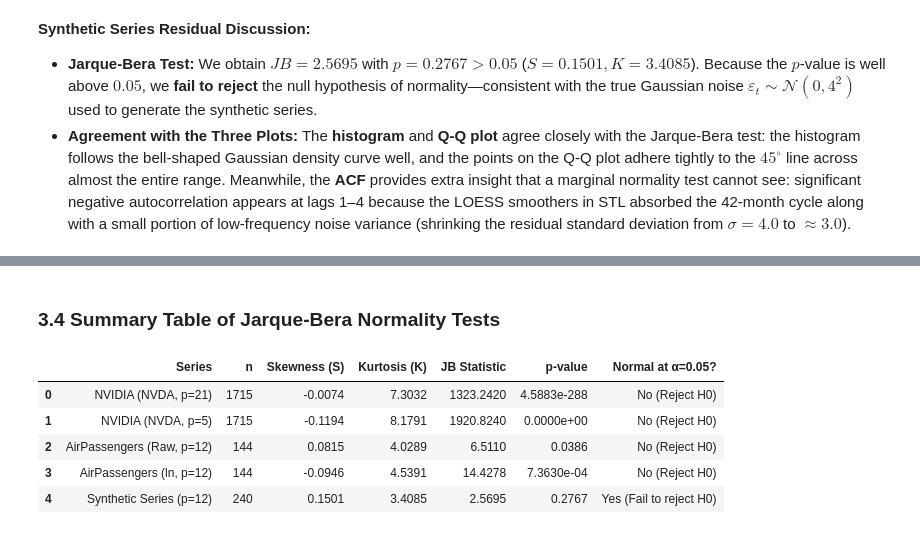
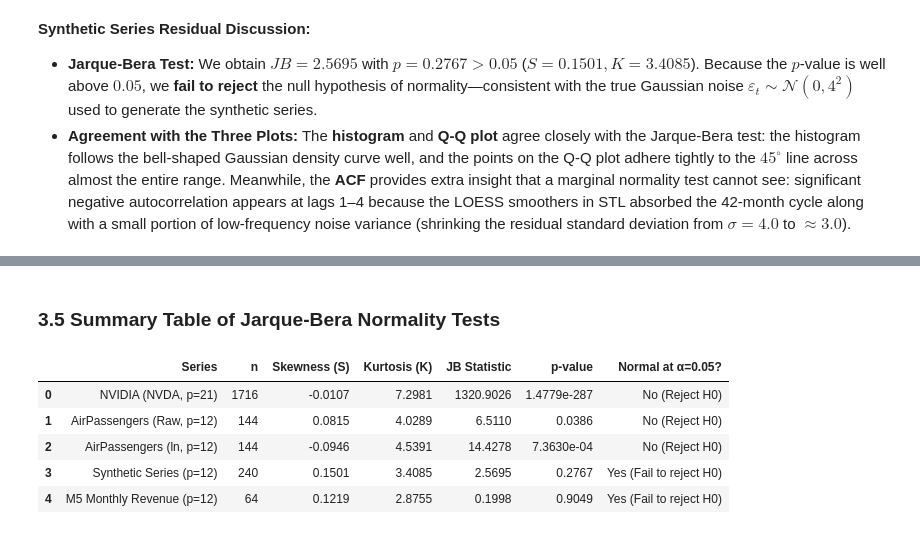
Before and after one commit to elias2304/notebooks, a Jupyter notebook: tis/hw2/hw2.ipynb, the cells around one changed output, grey strips where cells are left out. Drawn from its saved outputs; the diff is of its cells as text; code cells hidden in the pictures.

Commit message:
tis hw2 now with m5 data. Task two finished

```diff
--- a/tis/hw2/hw2.ipynb
+++ b/tis/hw2/hw2.ipynb
@@ -53,12 +54,18 @@ synthetic = pd.Series(
     name="Synthetic Series"
 )
 
+# M5 Monthly Revenue (full months only, from Homework 1)
+m5_df = pd.read_csv(Path("data/m5_monthly_revenue.csv"), parse_dates=["year_month"], index_col="year_month")
+m5_df.index = pd.DatetimeIndex(m5_df.index, freq="MS")
+m5 = m5_df["total_revenue"].astype(float)
+m5.name = "M5 Monthly Revenue (USD)"
+
 pd.DataFrame({
-    "Dataset": ["NVIDIA (NVDA)", "AirPassengers", "Synthetic"],
-    "Frequency": ["Daily (trading days)", "Monthly (MS)", "Monthly (MS)"],
-    "Start": [str(nvda.index.min().date()), str(air.index.min().date()), str(synthetic.index.min().date())],
-    "End": [str(nvda.index.max().date()), str(air.index.max().date()), str(synthetic.index.max().date())],
-    "Observations": [len(nvda), len(air), len(synthetic)]
+    "Dataset": ["NVIDIA (NVDA)", "AirPassengers", "Synthetic", "M5 Monthly Revenue"],
+    "Frequency": ["Daily (trading days)", "Monthly (MS)", "Monthly (MS)", "Monthly (MS)"],
+    "Start": [str(nvda.index.min().date()), str(air.index.min().date()), str(synthetic.index.min().date()), str(m5.index.min().date())],
+    "End": [str(nvda.index.max().date()), str(air.index.max().date()), str(synthetic.index.max().date()), str(m5.index.max().date())],
+    "Observations": [len(nvda), len(air), len(synthetic), len(m5)]
 })
 # %% [output]
 |  | Dataset | Frequency | Start | End | Observations |
@@ -306,0 +319,3 @@ comp_synth
+# %%
+stl_m5, comp_m5 = run_stl_analysis(m5, period=12, title='M5 Monthly Revenue')
+comp_m5
@@ -413,0 +441,3 @@ pd.DataFrame([jb_synth])
+# %%
+jb_m5 = check_stl_residuals(stl_m5, title='M5 Monthly Revenue (p=12)', lags=24)
+pd.DataFrame([jb_m5])
@@ -414,12 +452,12 @@ pd.DataFrame([jb_synth])
 # %% [markdown]
-### 3.4 Summary Table of Jarque-Bera Normality Tests
+### 3.5 Summary Table of Jarque-Bera Normality Tests
 # %%
-jb_summary_df = pd.DataFrame([jb_nvda_21, jb_nvda_5, jb_air_raw, jb_air_ln, jb_synth])
+jb_summary_df = pd.DataFrame([jb_nvda_21, jb_air_raw, jb_air_ln, jb_synth, jb_m5])
 jb_summary_df
 # %% [output]
 |  | Series | n | Skewness (S) | Kurtosis (K) | JB Statistic | p-value | Normal at α=0.05? |
-| 0 | NVIDIA (NVDA, p=21) | 1715 | -0.0074 | 7.3032 | 1323.2420 | 4.5883e-288 | No (Reject H0) |
-| 1 | NVIDIA (NVDA, p=5) | 1715 | -0.1194 | 8.1791 | 1920.8240 | 0.0000e+00 | No (Reject H0) |
-| 2 | AirPassengers (Raw, p=12) | 144 | 0.0815 | 4.0289 | 6.5110 | 0.0386 | No (Reject H0) |
-| 3 | AirPassengers (ln, p=12) | 144 | -0.0946 | 4.5391 | 14.4278 | 7.3630e-04 | No (Reject H0) |
-| 4 | Synthetic Series (p=12) | 240 | 0.1501 | 3.4085 | 2.5695 | 0.2767 | Yes (Fail to reject H0) |
+| 0 | NVIDIA (NVDA, p=21) | 1716 | -0.0107 | 7.2981 | 1320.9026 | 1.4779e-287 | No (Reject H0) |
+| 1 | AirPassengers (Raw, p=12) | 144 | 0.0815 | 4.0289 | 6.5110 | 0.0386 | No (Reject H0) |
+| 2 | AirPassengers (ln, p=12) | 144 | -0.0946 | 4.5391 | 14.4278 | 7.3630e-04 | No (Reject H0) |
+| 3 | Synthetic Series (p=12) | 240 | 0.1501 | 3.4085 | 2.5695 | 0.2767 | Yes (Fail to reject H0) |
+| 4 | M5 Monthly Revenue (p=12) | 64 | 0.1219 | 2.8755 | 0.1998 | 0.9049 | Yes (Fail to reject H0) |
```
Also changed, not shown: parts of 24 cells of this notebook, 3 other files.
